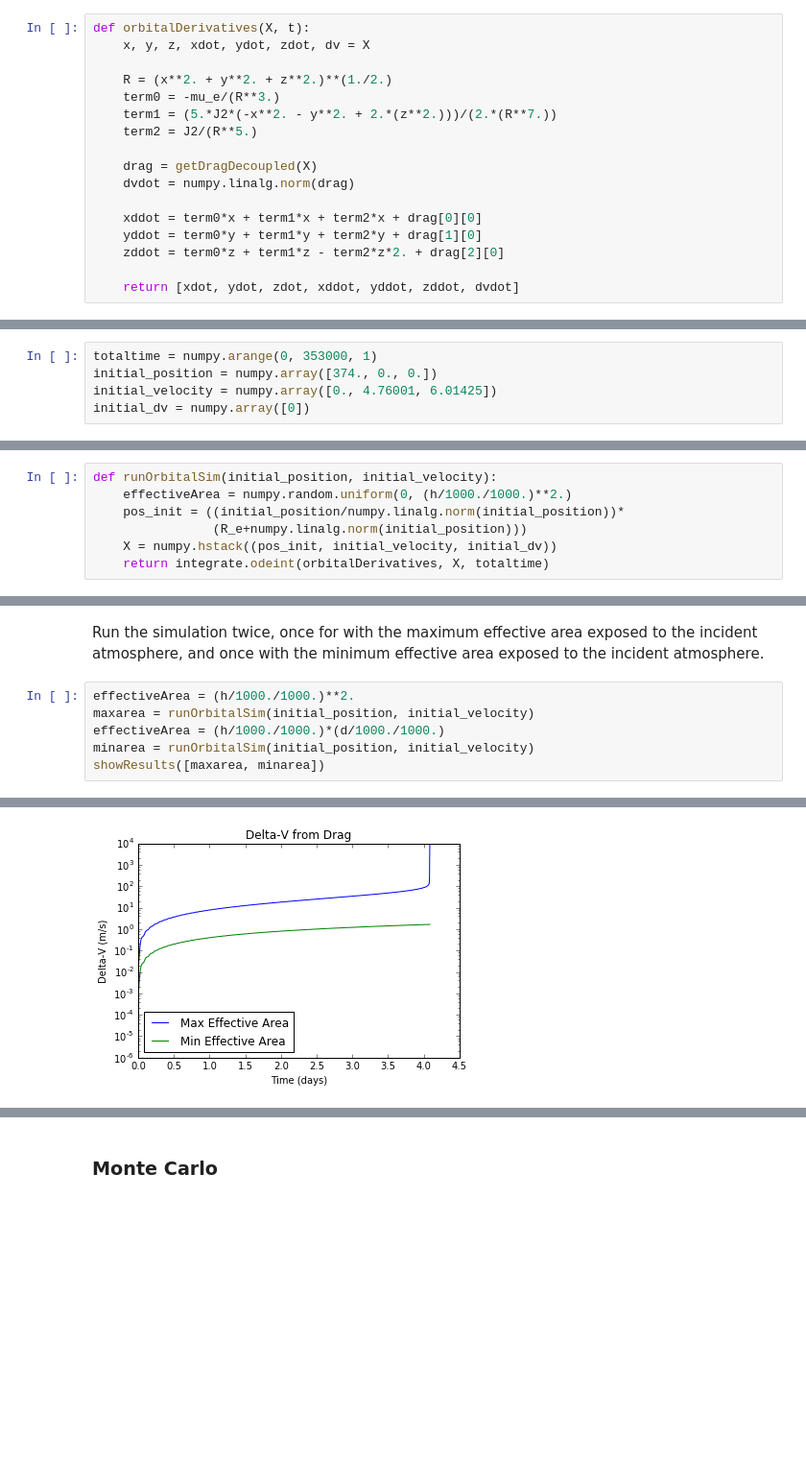
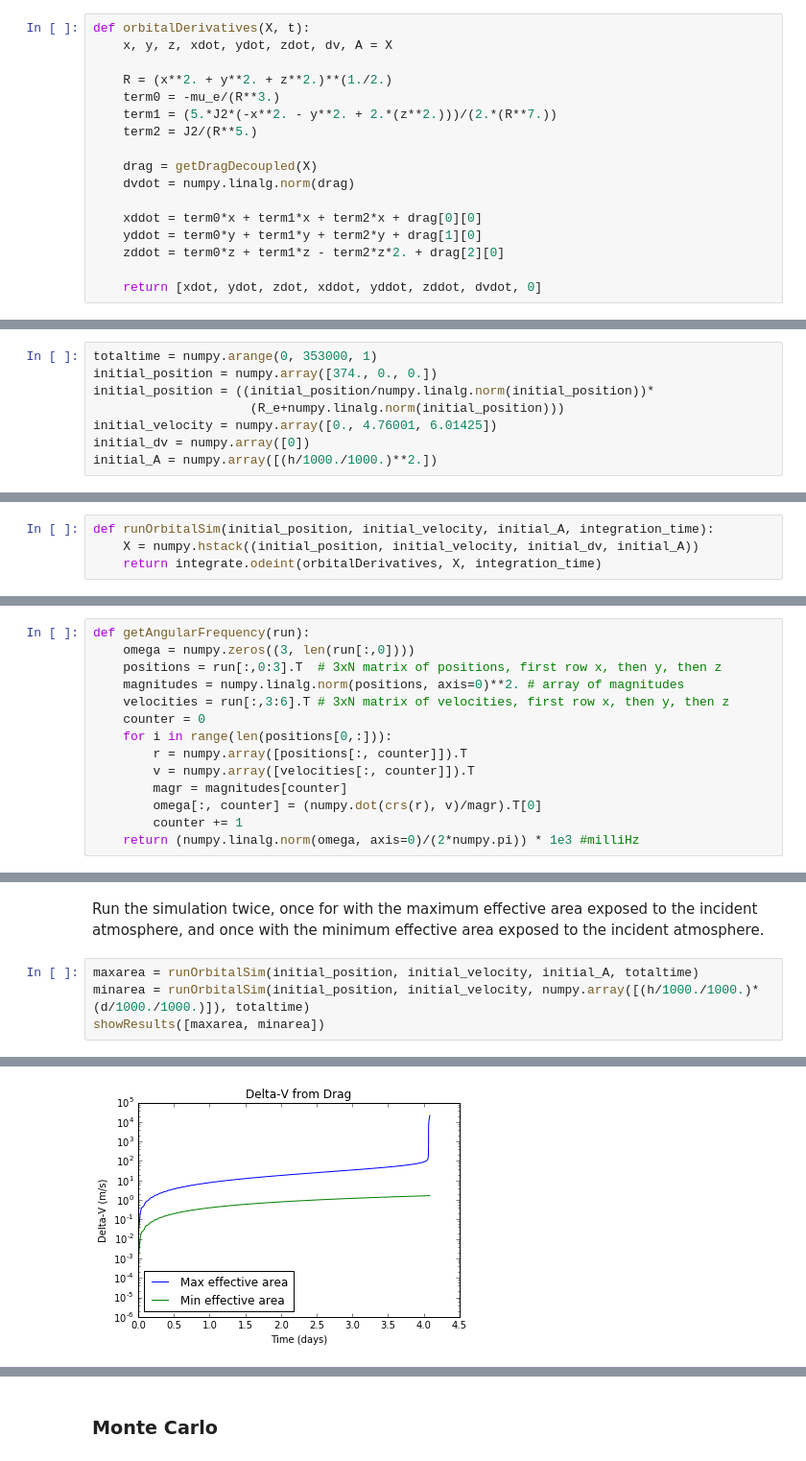
Before and after one commit to vha3/Swarms_Class, a Jupyter notebook: Sprite Attitude and Orbital.ipynb, the cells around one changed output, grey strips where cells are left out. Shown at 96% size. Saved outputs shown, nothing was run; the diff lists cells and outputs as text; blank space fills up the shorter version.

```diff
--- a/Sprite Attitude and Orbital.ipynb
+++ b/Sprite Attitude and Orbital.ipynb
@@ -289,7 +287,7 @@ R_e  = 6371.         # Radius of Earth, km
 Write a function that takes the state, $\begin{bmatrix}x & y & z & \dot{x} & \dot{y} & \dot{z} & \Delta V\end{bmatrix}$ and returns the time derivative of each state variable, $\begin{bmatrix}\dot{x} & \dot{y} & \dot{z} & \ddot{x} & \ddot{y} & \ddot{z} & \dot{\Delta V}\end{bmatrix}$. $\Delta V$ is not a true state variable, it's included for analysis purposes.
 # %%
 def orbitalDerivatives(X, t):
-    x, y, z, xdot, ydot, zdot, dv = X
+    x, y, z, xdot, ydot, zdot, dv, A = X
 
     R = (x**2. + y**2. + z**2.)**(1./2.)
     term0 = -mu_e/(R**3.)
@@ -303,7 +301,7 @@ def orbitalDerivatives(X, t):
     yddot = term0*y + term1*y + term2*y + drag[1][0]
     zddot = term0*z + term1*z - term2*z*2. + drag[2][0]
 
-    return [xdot, ydot, zdot, xddot, yddot, zddot, dvdot]
+    return [xdot, ydot, zdot, xddot, yddot, zddot, dvdot, 0]
 # %% [markdown]
 #### Simulation Parameters
 # %% [markdown]
@@ -311,16 +309,16 @@ Define some parameters relevant to the simulation. These include total runtime a
 # %%
 totaltime = numpy.arange(0, 353000, 1)
 initial_position = numpy.array([374., 0., 0.])
+initial_position = ((initial_position/numpy.linalg.norm(initial_position))*
+                     (R_e+numpy.linalg.norm(initial_position)))
 initial_velocity = numpy.array([0., 4.76001, 6.01425])
 initial_dv = numpy.array([0])
+initial_A = numpy.array([(h/1000./1000.)**2.])
 # %% [markdown]
 #### Run Simulation for Single Set of Initial Conditions
 # %% [markdown]
 The function below takes a set of initial conditions and propagates them for totaltime (above).
 # %%
-def runOrbitalSim(initial_position, initial_velocity):
-    effectiveArea = numpy.random.uniform(0, (h/1000./1000.)**2.)
-    pos_init = ((initial_position/numpy.linalg.norm(initial_position))*
-                (R_e+numpy.linalg.norm(initial_position)))
-    X = numpy.hstack((pos_init, initial_velocity, initial_dv))
-    return integrate.odeint(orbitalDerivatives, X, totaltime)
+def runOrbitalSim(initial_position, initial_velocity, initial_A, integration_time):
+    X = numpy.hstack((initial_position, initial_velocity, initial_dv, initial_A))
+    return integrate.odeint(orbitalDerivatives, X, integration_time)
@@ -326,0 +329,14 @@ def runOrbitalSim(initial_position, initial_velocity):
+# %%
+def getAngularFrequency(run):
+    omega = numpy.zeros((3, len(run[:,0])))
+    positions = run[:,0:3].T  # 3xN matrix of positions, first row x, then y, then z
+    magnitudes = numpy.linalg.norm(positions, axis=0)**2. # array of magnitudes
+    velocities = run[:,3:6].T # 3xN matrix of velocities, first row x, then y, then z
+    counter = 0
+    for i in range(len(positions[0,:])):
+        r = numpy.array([positions[:, counter]]).T
+        v = numpy.array([velocities[:, counter]]).T
+        magr = magnitudes[counter]
+        omega[:, counter] = (numpy.dot(crs(r), v)/magr).T[0]
+        counter += 1
+    return (numpy.linalg.norm(omega, axis=0)/(2*numpy.pi)) * 1e3 #milliHz
@@ -386,10 +443,8 @@ def showResults(results):
 # %% [markdown]
 Run the simulation twice, once for with the maximum effective area exposed to the incident atmosphere, and once with the minimum effective area exposed to the incident atmosphere.
 # %%
-effectiveArea = (h/1000./1000.)**2.
-maxarea = runOrbitalSim(initial_position, initial_velocity)
-effectiveArea = (h/1000./1000.)*(d/1000./1000.)
-minarea = runOrbitalSim(initial_position, initial_velocity)
+maxarea = runOrbitalSim(initial_position, initial_velocity, initial_A, totaltime)
+minarea = runOrbitalSim(initial_position, initial_velocity, numpy.array([(h/1000./1000.)*(d/1000./1000.)]), totaltime)
 showResults([maxarea, minarea])
 # %% [output]
 [figure]
@@ -397 +452 @@ showResults([maxarea, minarea])
-[figure, old version]
+[figure, new version]
```
Also changed, not shown: parts of 64 cells of this notebook, 2 other files.
